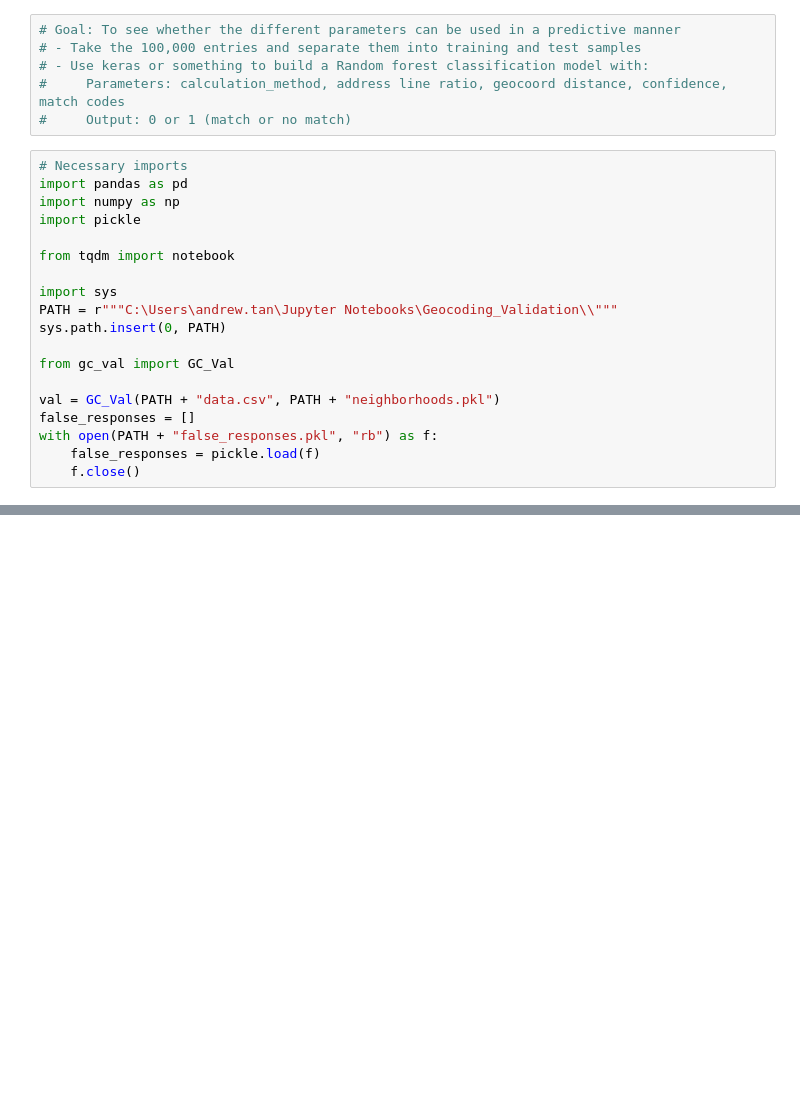
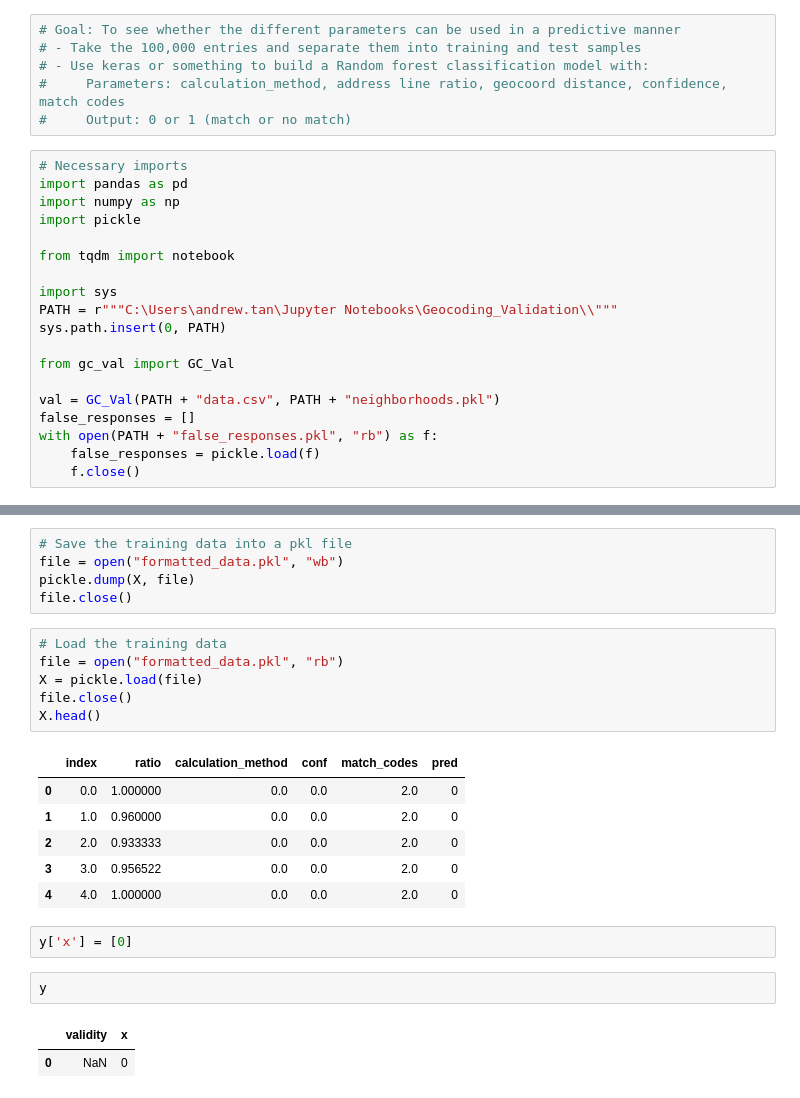
Before and after one commit to andrewt1018/Geocoding_ML_Classification, a Jupyter notebook: classification_model.ipynb, the cells around one changed output, grey strips where cells are left out. Saved outputs shown, nothing was run; the diff lists cells and outputs as text; blank space fills up the shorter version.

Commit message:
Formatted parts of the data

```diff
--- a/classification_model.ipynb
+++ b/classification_model.ipynb
@@ -69,0 +159,25 @@ KeyboardInterrupt:
+# %%
+# Save the training data into a pkl file
+file = open("formatted_data.pkl", "wb")
+pickle.dump(X, file)
+file.close()
+# %%
+# Load the training data
+file = open("formatted_data.pkl", "rb")
+X = pickle.load(file)
+file.close()
+X.head()
+# %% [output]
+|  | index | ratio | calculation_method | conf | match_codes | pred |
+| 0 | 0.0 | 1.000000 | 0.0 | 0.0 | 2.0 | 0 |
+| 1 | 1.0 | 0.960000 | 0.0 | 0.0 | 2.0 | 0 |
+| 2 | 2.0 | 0.933333 | 0.0 | 0.0 | 2.0 | 0 |
+| 3 | 3.0 | 0.956522 | 0.0 | 0.0 | 2.0 | 0 |
+| 4 | 4.0 | 1.000000 | 0.0 | 0.0 | 2.0 | 0 |
+# %%
+y['x'] = [0]
+# %%
+y
+# %% [output]
+|  | validity | x |
+| 0 | NaN | 0 |
```
Also changed, not shown: parts of 2 cells of this notebook, 1 other file.
